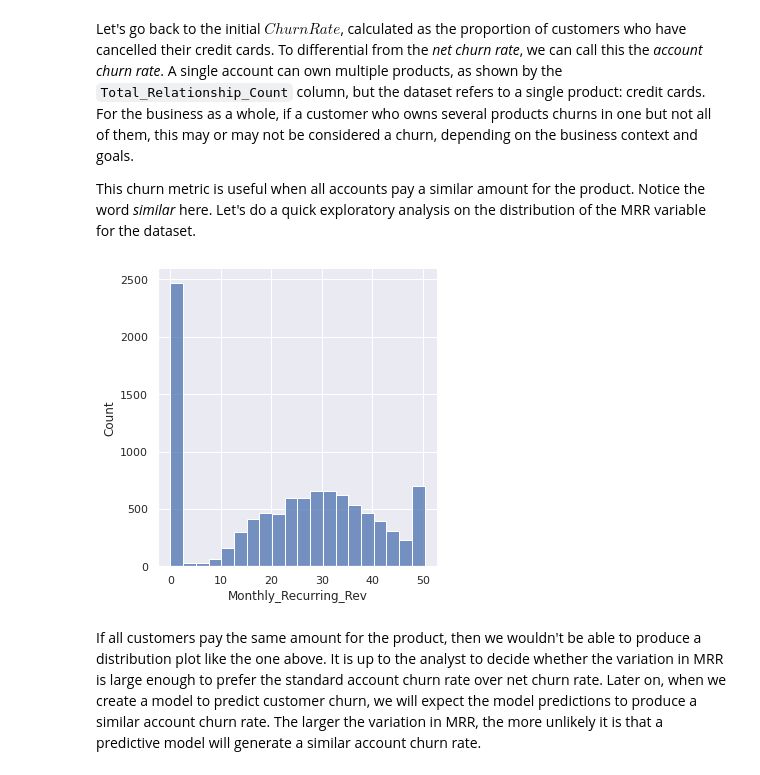
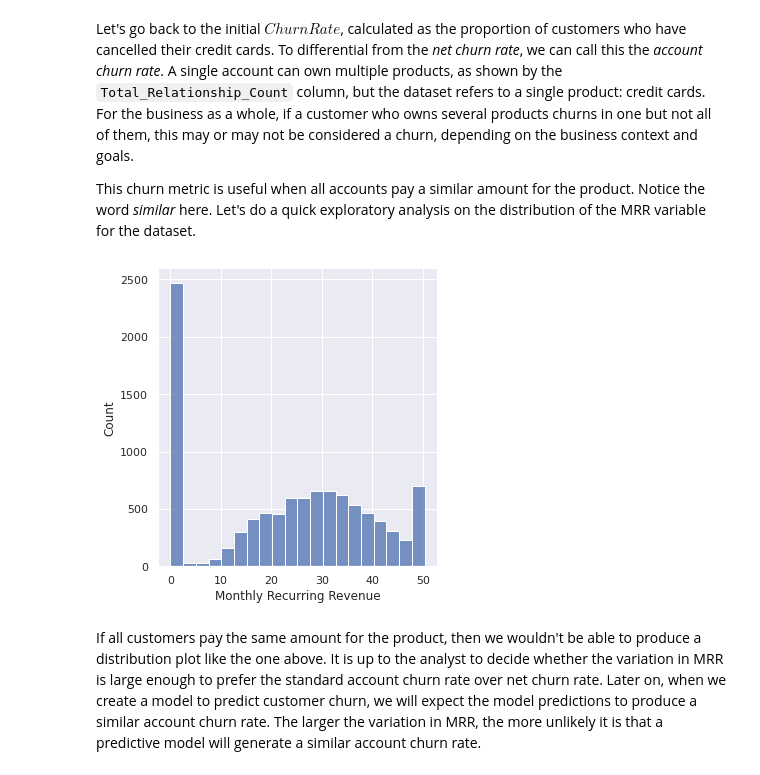
Before and after one commit to eCapitalAdvisors/templates, a Jupyter notebook: CustomerChurn/notebooks/01_jmalaver_MeasuringChurn.ipynb, the cells around one changed output. Saved outputs shown, nothing was run; the diff lists cells and outputs as text; code cells hidden in the pictures.

```diff
--- a/CustomerChurn/notebooks/01_jmalaver_MeasuringChurn.ipynb
+++ b/CustomerChurn/notebooks/01_jmalaver_MeasuringChurn.ipynb
@@ -188,9 +192,10 @@ Let's go back to the initial $ChurnRate$, calculated as the proportion of custom
 This churn metric is useful when all accounts pay a similar amount for the product. Notice the word *similar* here. Let's do a quick exploratory analysis on the distribution of the MRR variable for the dataset.
 # %%
 g = sns.displot(data=df, x='Monthly_Recurring_Rev')
+g.set_axis_labels('Monthly Recurring Revenue')
 plt.show()
 # %% [output]
-[figure, old version]
+[figure, new version]
 # %% [markdown]
 If all customers pay the same amount for the product, then we wouldn't be able to produce a distribution plot like the one above. It is up to the analyst to decide whether the variation in MRR is large enough to prefer the standard account churn rate over net churn rate. Later on, when we create a model to predict customer churn, we will expect the model predictions to produce a similar account churn rate. The larger the variation in MRR, the more unlikely it is that a predictive model will generate a similar account churn rate.
 # %% [markdown]
```
Also changed, not shown: parts of 5 cells of this notebook, 1 other file.
